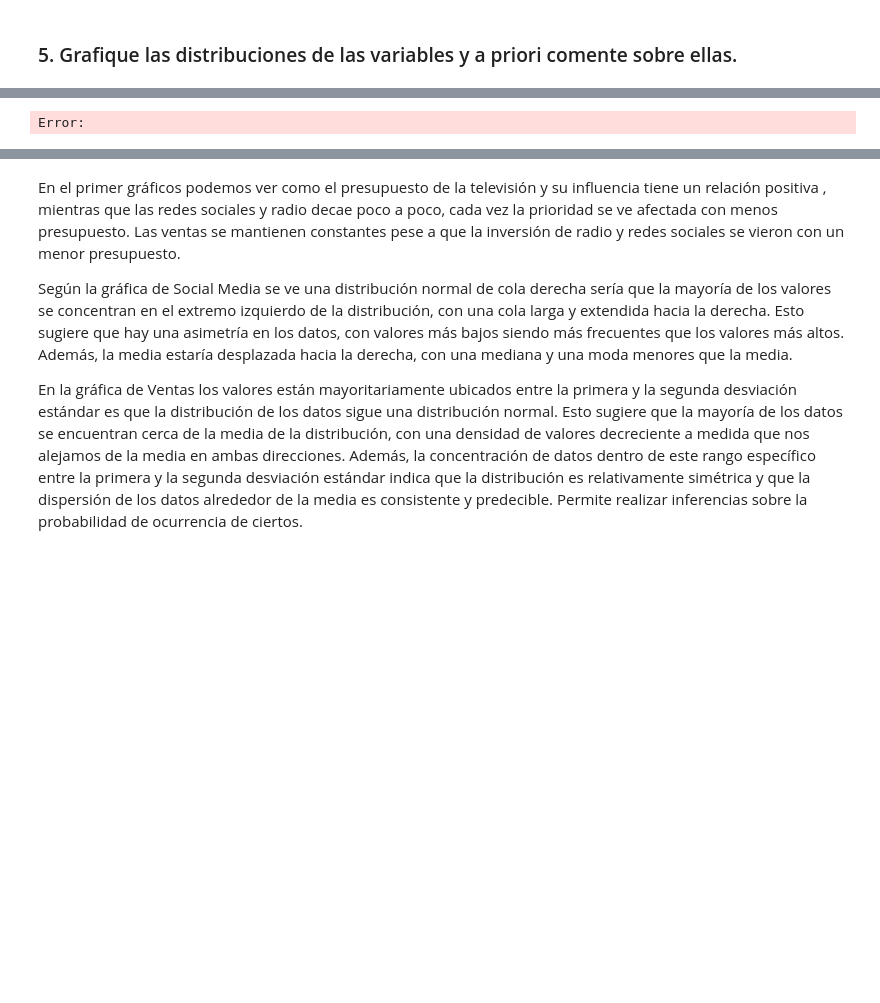
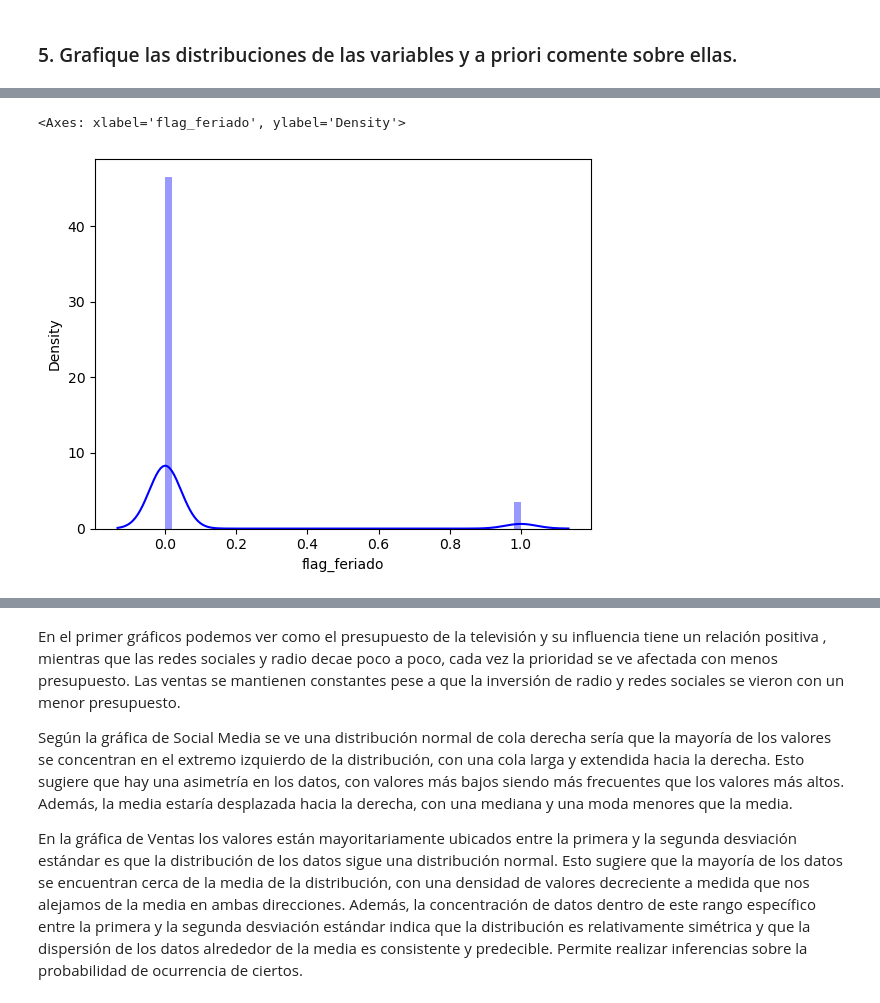
Before and after one commit to aberazo011296/S4-CASOPRACTICO-BDDFINAL, a Jupyter notebook: S4- CASO PRACTICO-BDD FINAL_Equipo3.ipynb, the cells around one changed output, grey strips where cells are left out. Drawn from its saved outputs; the diff is of its cells as text; code cells hidden in the pictures; blank space fills up the shorter version.

```diff
--- a/S4- CASO PRACTICO-BDD FINAL_Equipo3.ipynb
+++ b/S4- CASO PRACTICO-BDD FINAL_Equipo3.ipynb
@@ -144,5 +240,6 @@ Error:
 # %%
-sns.distplot(df['Social_Media'],color="blue")
+sns.distplot(df['flag_feriado'],color="blue")
 # %% [output]
-Error:
+<Axes: xlabel='flag_feriado', ylabel='Density'>
+[figure, added]
 # %%
```
Also changed, not shown: parts of 19 cells of this notebook.
